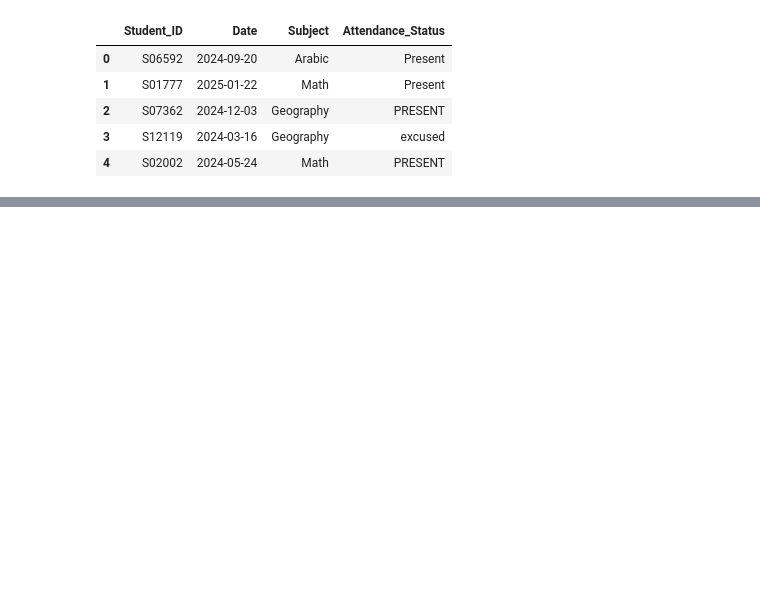
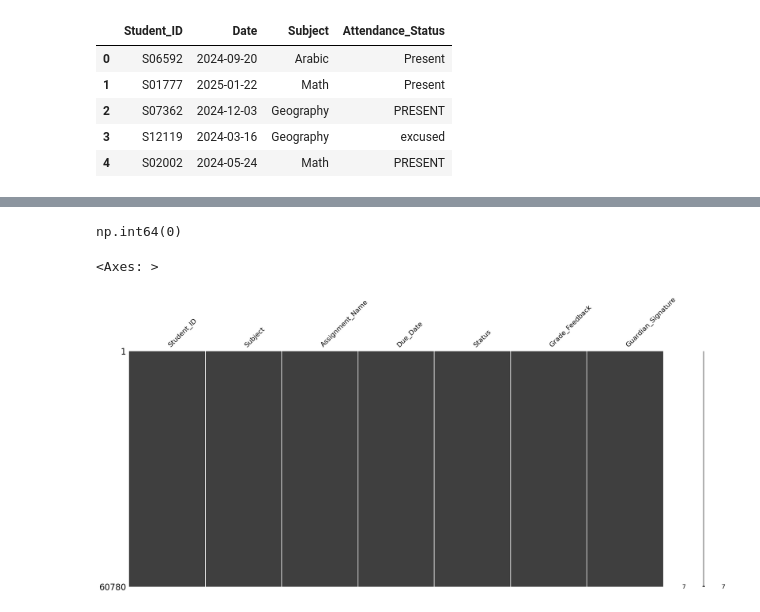
Before and after one commit to Static1016/Data-Cleaning-and-Quality-Analysis-Pipeline, a Jupyter notebook: notebook/exploration.ipynb, the cells around one changed output, grey strips where cells are left out. Drawn from its saved outputs; the diff is of its cells as text; code cells hidden in the pictures; blank space fills up the shorter version.

```diff
--- a/notebook/exploration.ipynb
+++ b/notebook/exploration.ipynb
@@ -13,0 +76,3 @@ df.head()
+# %%
+h = pd.read_csv('../data/raw/homework.csv')
+h.head()
@@ -13,0 +97,9 @@ df.head()
+# %%
+h.duplicated().sum()
+# %% [output]
+np.int64(0)
+# %%
+msno.matrix(h)
+# %% [output]
+<Axes: >
+[figure, added]
```
Also changed, not shown: parts of 16 cells of this notebook, 10 other files.
